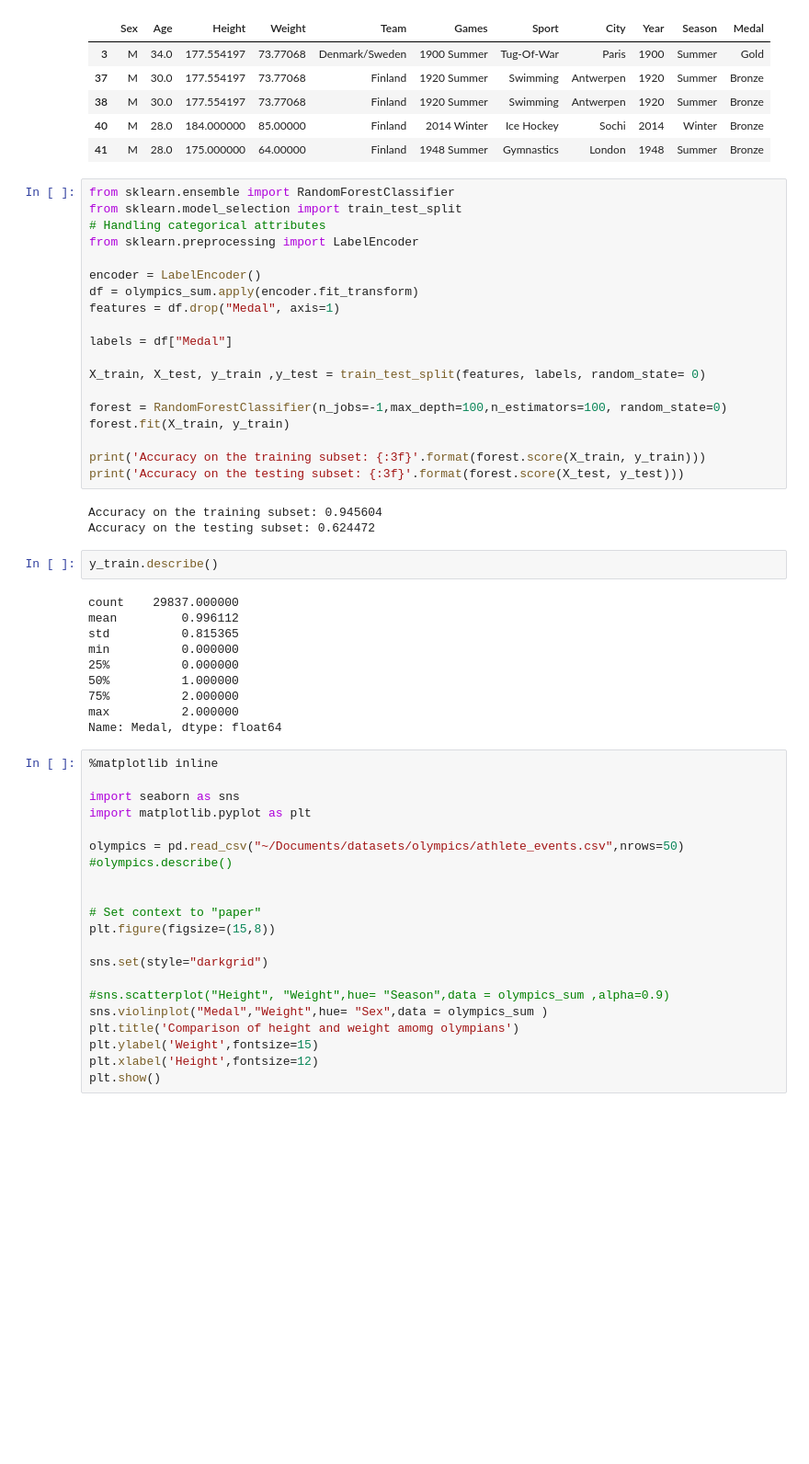
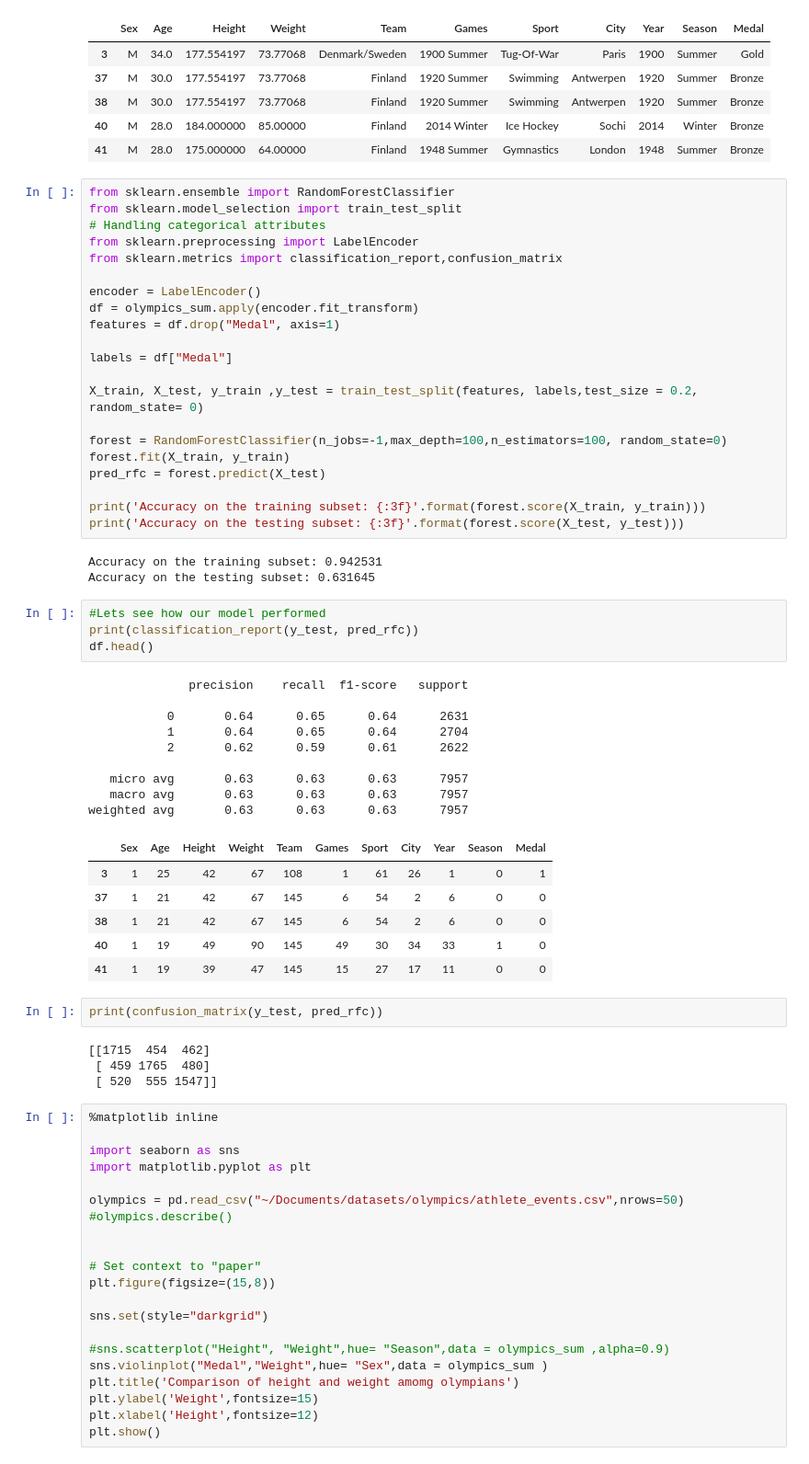
Before and after one commit to nassersaazi/ml_models, a Jupyter notebook: sports.ipynb, the cells around one changed output. Shown at 92% size. Saved outputs shown, nothing was run; the diff lists cells and outputs as text; blank space fills up the shorter version.

```diff
--- a/sports.ipynb
+++ b/sports.ipynb
@@ -28,6 +28,7 @@ from sklearn.ensemble import RandomForestClassifier
 from sklearn.model_selection import train_test_split
 # Handling categorical attributes
 from sklearn.preprocessing import LabelEncoder
+from sklearn.metrics import classification_report,confusion_matrix
 
 encoder = LabelEncoder()
 df = olympics_sum.apply(encoder.fit_transform)
@@ -35,28 +36,43 @@ features = df.drop("Medal", axis=1)
 
 labels = df["Medal"]
 
-X_train, X_test, y_train ,y_test = train_test_split(features, labels, random_state= 0)
+X_train, X_test, y_train ,y_test = train_test_split(features, labels,test_size = 0.2, random_state= 0)
 
 forest = RandomForestClassifier(n_jobs=-1,max_depth=100,n_estimators=100, random_state=0)
 forest.fit(X_train, y_train)
+pred_rfc = forest.predict(X_test)
 
 print('Accuracy on the training subset: {:3f}'.format(forest.score(X_train, y_train)))
 print('Accuracy on the testing subset: {:3f}'.format(forest.score(X_test, y_test)))
 # %% [output]
-Accuracy on the training subset: 0.945604
-Accuracy on the testing subset: 0.624472
+Accuracy on the training subset: 0.942531
+Accuracy on the testing subset: 0.631645
-# %%
-y_train.describe()
-# %% [output]
-count    29837.000000
-mean         0.996112
-std          0.815365
-min          0.000000
-25%          0.000000
-50%          1.000000
-75%          2.000000
-max          2.000000
-Name: Medal, dtype: float64
+# %%
+#Lets see how our model performed
+print(classification_report(y_test, pred_rfc))
+df.head()
+# %% [output]
+              precision    recall  f1-score   support
+
+           0       0.64      0.65      0.64      2631
+           1       0.64      0.65      0.64      2704
+           2       0.62      0.59      0.61      2622
+
+   micro avg       0.63      0.63      0.63      7957
+   macro avg       0.63      0.63      0.63      7957
+weighted avg       0.63      0.63      0.63      7957
+|  | Sex | Age | Height | Weight | Team | Games | Sport | City | Year | Season | Medal |
+| 3 | 1 | 25 | 42 | 67 | 108 | 1 | 61 | 26 | 1 | 0 | 1 |
+| 37 | 1 | 21 | 42 | 67 | 145 | 6 | 54 | 2 | 6 | 0 | 0 |
+| 38 | 1 | 21 | 42 | 67 | 145 | 6 | 54 | 2 | 6 | 0 | 0 |
+| 40 | 1 | 19 | 49 | 90 | 145 | 49 | 30 | 34 | 33 | 1 | 0 |
+| 41 | 1 | 19 | 39 | 47 | 145 | 15 | 27 | 17 | 11 | 0 | 0 |
+# %%
+print(confusion_matrix(y_test, pred_rfc))
+# %% [output]
+[[1715  454  462]
+ [ 459 1765  480]
+ [ 520  555 1547]]
 # %%
 %matplotlib inline
 
```
Also changed, not shown: parts of 4 cells of this notebook, 2 other files.
